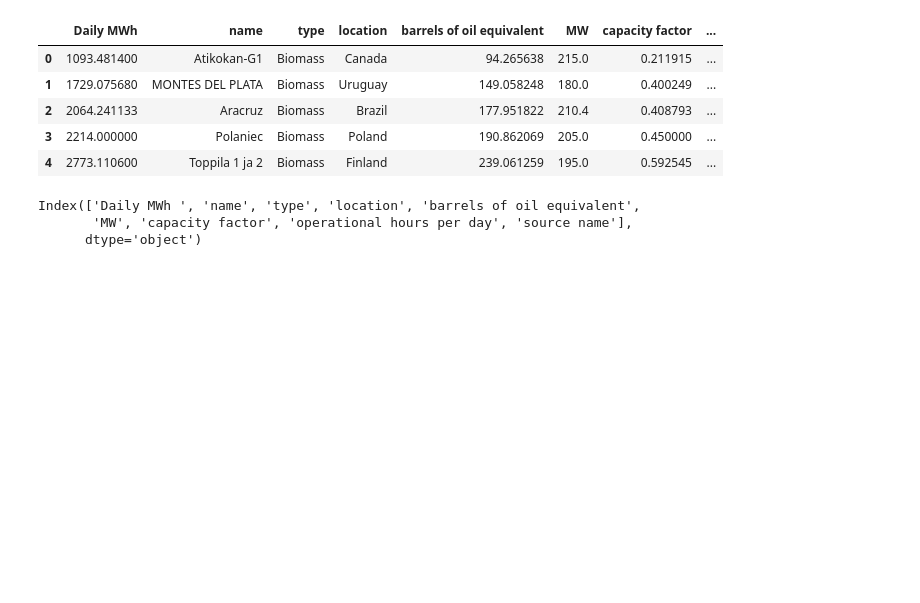
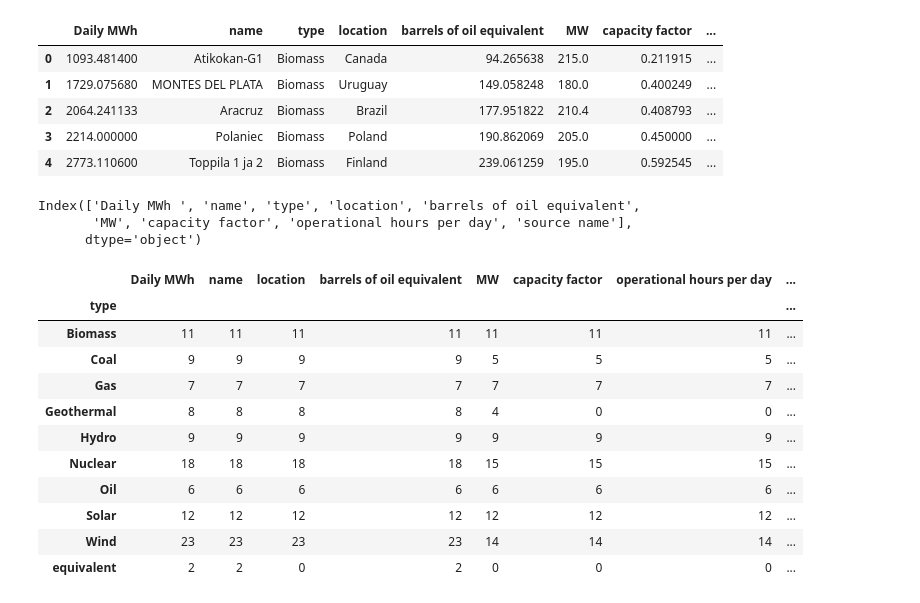
Before and after one commit to pandey7052/Greenify, a Jupyter notebook: country.ipynb, the cells around one changed output. Drawn from its saved outputs; the diff is of its cells as text; code cells hidden in the pictures; blank space fills up the shorter version.

```diff
--- a/country.ipynb
+++ b/country.ipynb
@@ -27,3 +27,18 @@ df.columns
 Index(['Daily MWh ', 'name', 'type', 'location', 'barrels of oil equivalent',
        'MW', 'capacity factor', 'operational hours per day', 'source name'],
       dtype='object')
+# %%
+data
+# %% [output]
+|  | Daily MWh | name | location | barrels of oil equivalent | MW | capacity factor | operational hours per day | ... |
+| type |  |  |  |  |  |  |  | ... |
+| Biomass | 11 | 11 | 11 | 11 | 11 | 11 | 11 | ... |
+| Coal | 9 | 9 | 9 | 9 | 5 | 5 | 5 | ... |
+| Gas | 7 | 7 | 7 | 7 | 7 | 7 | 7 | ... |
+| Geothermal | 8 | 8 | 8 | 8 | 4 | 0 | 0 | ... |
+| Hydro | 9 | 9 | 9 | 9 | 9 | 9 | 9 | ... |
+| Nuclear | 18 | 18 | 18 | 18 | 15 | 15 | 15 | ... |
+| Oil | 6 | 6 | 6 | 6 | 6 | 6 | 6 | ... |
+| Solar | 12 | 12 | 12 | 12 | 12 | 12 | 12 | ... |
+| Wind | 23 | 23 | 23 | 23 | 14 | 14 | 14 | ... |
+| equivalent | 2 | 2 | 0 | 2 | 0 | 0 | 0 | ... |
```
Also changed, not shown: parts of 8 cells of this notebook, 2 other files.
